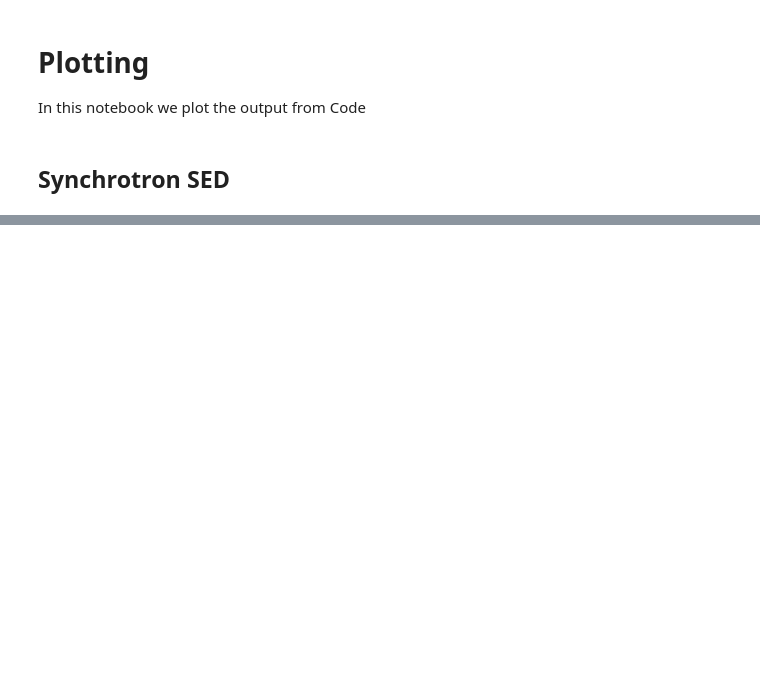
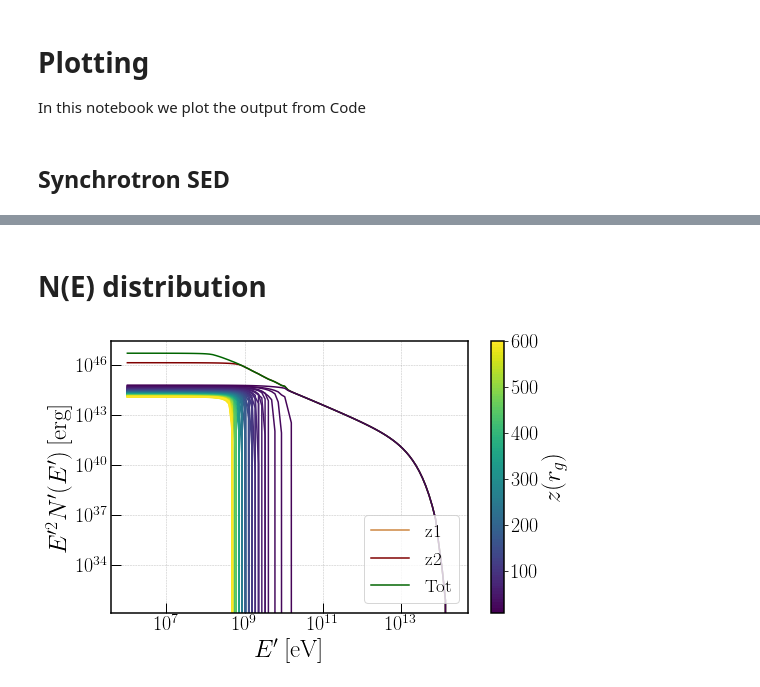
Before and after one commit to santimda/ExtendedJet, a Jupyter notebook: PostProcessing/Plotting.ipynb, the cells around one changed output, grey strips where cells are left out. Cells and saved outputs as stored; diff of their text form; code cells hidden in the pictures; blank space fills up the shorter version.

```diff
--- a/PostProcessing/Plotting.ipynb
+++ b/PostProcessing/Plotting.ipynb
@@ -54,0 +58,53 @@ plt.show()
+# %% [markdown]
+# N(E) distribution
+# %%
+# Load the output of the jet synchrotron SED
+NE_output = np.loadtxt('./../Code/NE_jet.dat')
+NE_output_ord = np.loadtxt('./../Code/NE_cuts_ord.dat')
+
+# Define quantities for total N
+nu  = NE_output[:,0]
+z1  = NE_output[:,1]
+z2  = NE_output[:,2]
+tot = NE_output[:,3]
+
+# Define quantities for N cuts
+nucut = NE_output_ord[:,0]
+necut = NE_output_ord[:,1]
+# take diimensions from array
+n = int( np.max(NE_output_ord[:,2]) )
+m = int( len(NE_output_ord[:,2]) / n )
+# reshape arrays
+nucut = np.reshape(nucut,(n,m))
+necut = np.reshape(necut,(n,m))
+
+# Init plot
+fig, ax= plt.subplots(1,1, figsize=(8,5))
+colors = pltutils.iar_aut
+
+# Plot total SED
+ax.loglog(nu,z1, label='z1', color=colors[0])
+ax.loglog(nu,z2, label='z2', color=colors[1])
+ax.loglog(nu,tot, label='Tot', color=colors[2])
+
+# Plot individual curves for different Z
+
+colormap, sm = pltutils.color_from_cmap('viridis',len(nu), vmin=10, vmax=600)
+for i in range(len(nu)):
+    ax.loglog(nucut[i],necut[i], color=colormap[i])
+
+plt.colorbar(sm, ticks=np.linspace(zmin, zmax, 7), label='$z(r_g)$')
+# Set limits#
+#ax.set_ylim([1e32,1e42])
+#ax.set_xlim([1e-6,1e8])
+
+# Legends and labels
+plt.legend(loc='lower right', fontsize=19)
+ax.set_xlabel('$E\' \: [\\rm eV]$')
+ax.set_ylabel('$E\'^2 N \' (E\') \: [\\rm erg]$')
+
+# Set the style of the plot
+pltutils.luc_std_plot(ax)
+plt.show()
+# %% [output]
+[figure, added]
```
Also changed, not shown: parts of 1 cell of this notebook, 1 other file.
